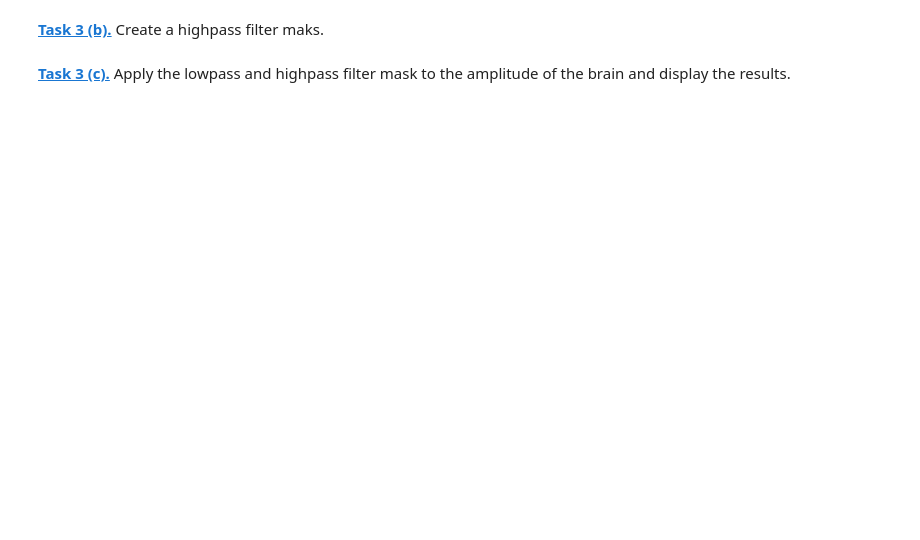
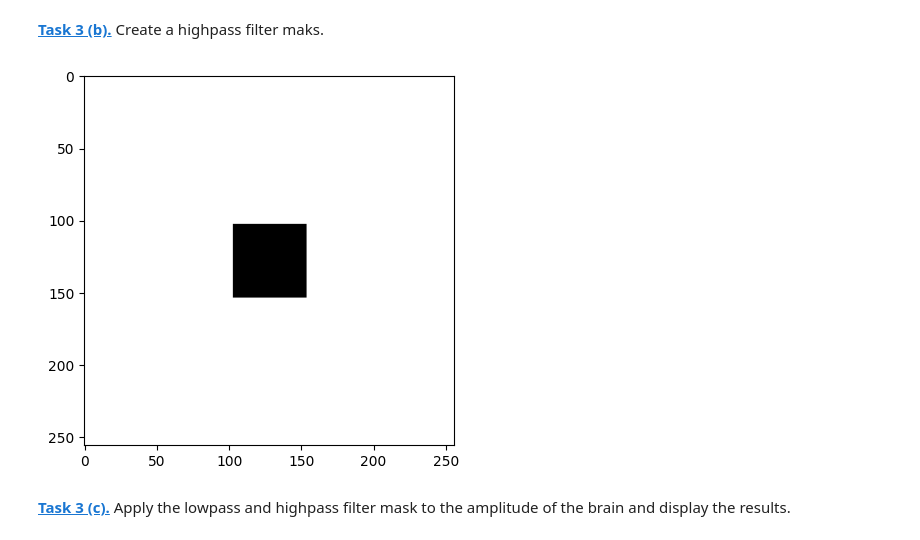
Before and after one commit to k8nsti/mobi-fs5-python, a Jupyter notebook: fourier.ipynb, the cells around one changed output. Saved outputs shown, nothing was run; the diff lists cells and outputs as text; code cells hidden in the pictures; blank space fills up the shorter version.

```diff
--- a/fourier.ipynb
+++ b/fourier.ipynb
@@ -155,4 +162,10 @@ filter_window_size = 50
 # %% [markdown]
 **[Task 3 (b).]()** Create a highpass filter maks.
+# %%
+high_passfilter = 1-low_passfilter
+plt.imshow(high_passfilter, cmap = "gray")
+plt.show()
+# %% [output]
+[figure, added]
 # %% [markdown]
 **[Task 3 (c).]()** Apply the lowpass and highpass filter mask to the amplitude of the brain and display the results.
```
Also changed, not shown: parts of 6 cells of this notebook.
